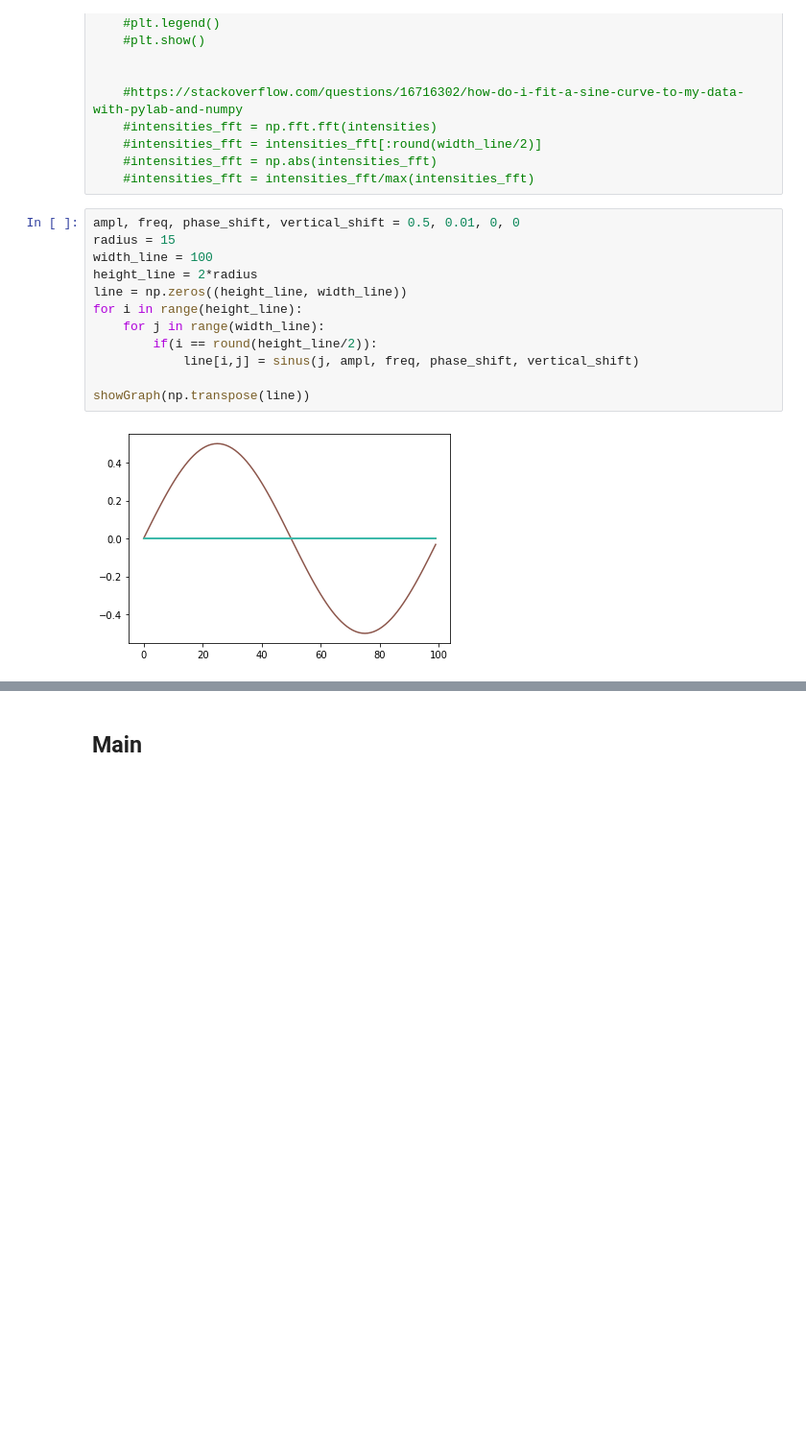
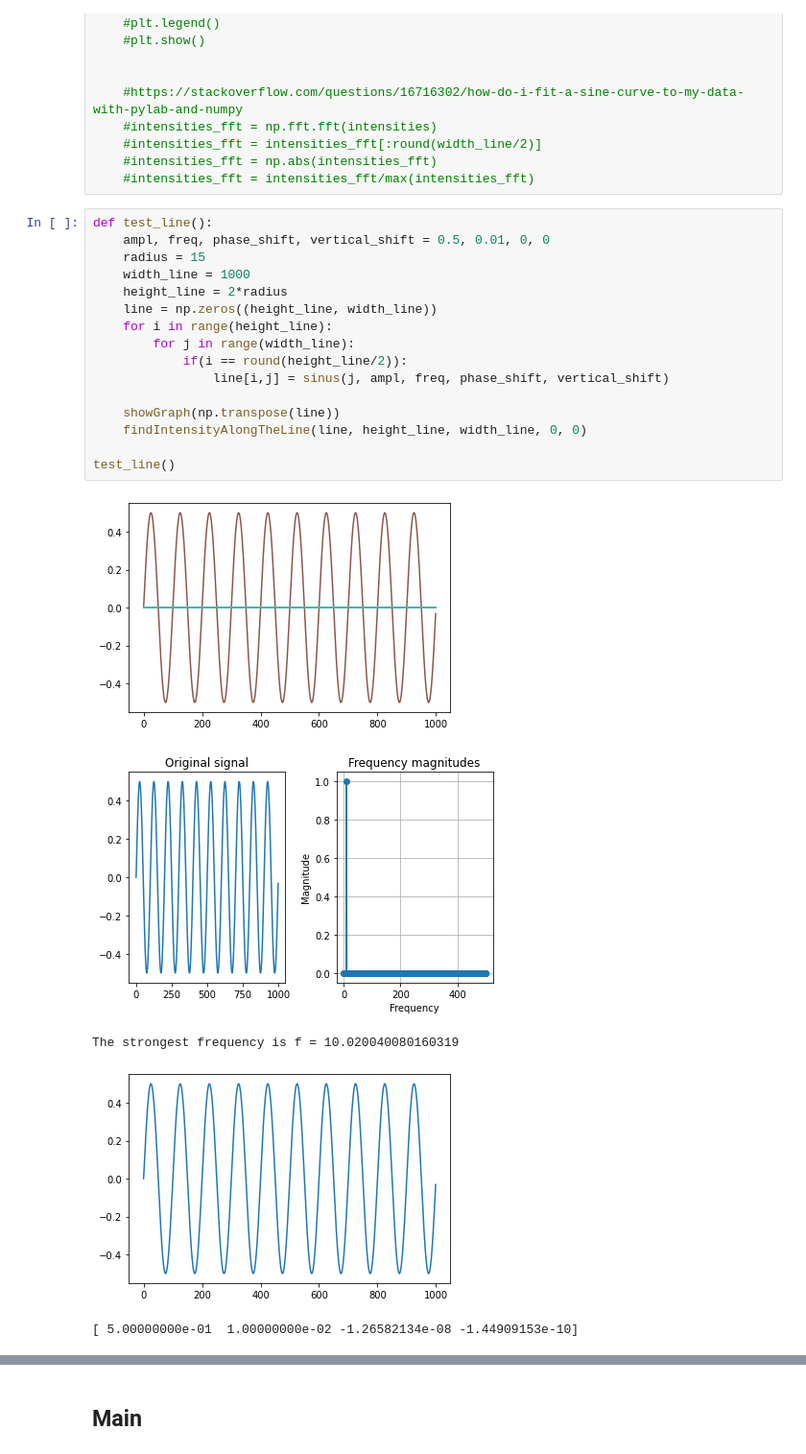
Before and after one commit to shoutizix/bachelor-project, a Jupyter notebook: Intensity_streak.ipynb, the cells around one changed output, grey strips where cells are left out. Shown: that part at 96% size. Saved outputs shown, nothing was run; the diff lists cells and outputs as text; blank space fills up the shorter version.

```diff
--- a/Intensity_streak.ipynb
+++ b/Intensity_streak.ipynb
@@ -124,16 +124,24 @@ def findIntensityAlongTheLine(data, height_line, width_line, start_line_x, start
     #intensities_fft = np.abs(intensities_fft)
     #intensities_fft = intensities_fft/max(intensities_fft)
 # %%
-ampl, freq, phase_shift, vertical_shift = 0.5, 0.01, 0, 0
-radius = 15
-width_line = 100
-height_line = 2*radius
-line = np.zeros((height_line, width_line))
-for i in range(height_line):
-    for j in range(width_line):
-        if(i == round(height_line/2)):
-            line[i,j] = sinus(j, ampl, freq, phase_shift, vertical_shift)
+def test_line():
+    ampl, freq, phase_shift, vertical_shift = 0.5, 0.01, 0, 0
+    radius = 15
+    width_line = 1000
+    height_line = 2*radius
+    line = np.zeros((height_line, width_line))
+    for i in range(height_line):
+        for j in range(width_line):
+            if(i == round(height_line/2)):
+                line[i,j] = sinus(j, ampl, freq, phase_shift, vertical_shift)
 
-showGraph(np.transpose(line))
+    showGraph(np.transpose(line))
+    findIntensityAlongTheLine(line, height_line, width_line, 0, 0)
+
+test_line()
 # %% [output]
-[figure, old version]
+[figure, new version]
+[figure, added]
+The strongest frequency is f = 10.020040080160319
+[figure, added]
+[ 5.00000000e-01  1.00000000e-02 -1.26582134e-08 -1.44909153e-10]
```
Also changed, not shown: parts of 6 cells of this notebook.
